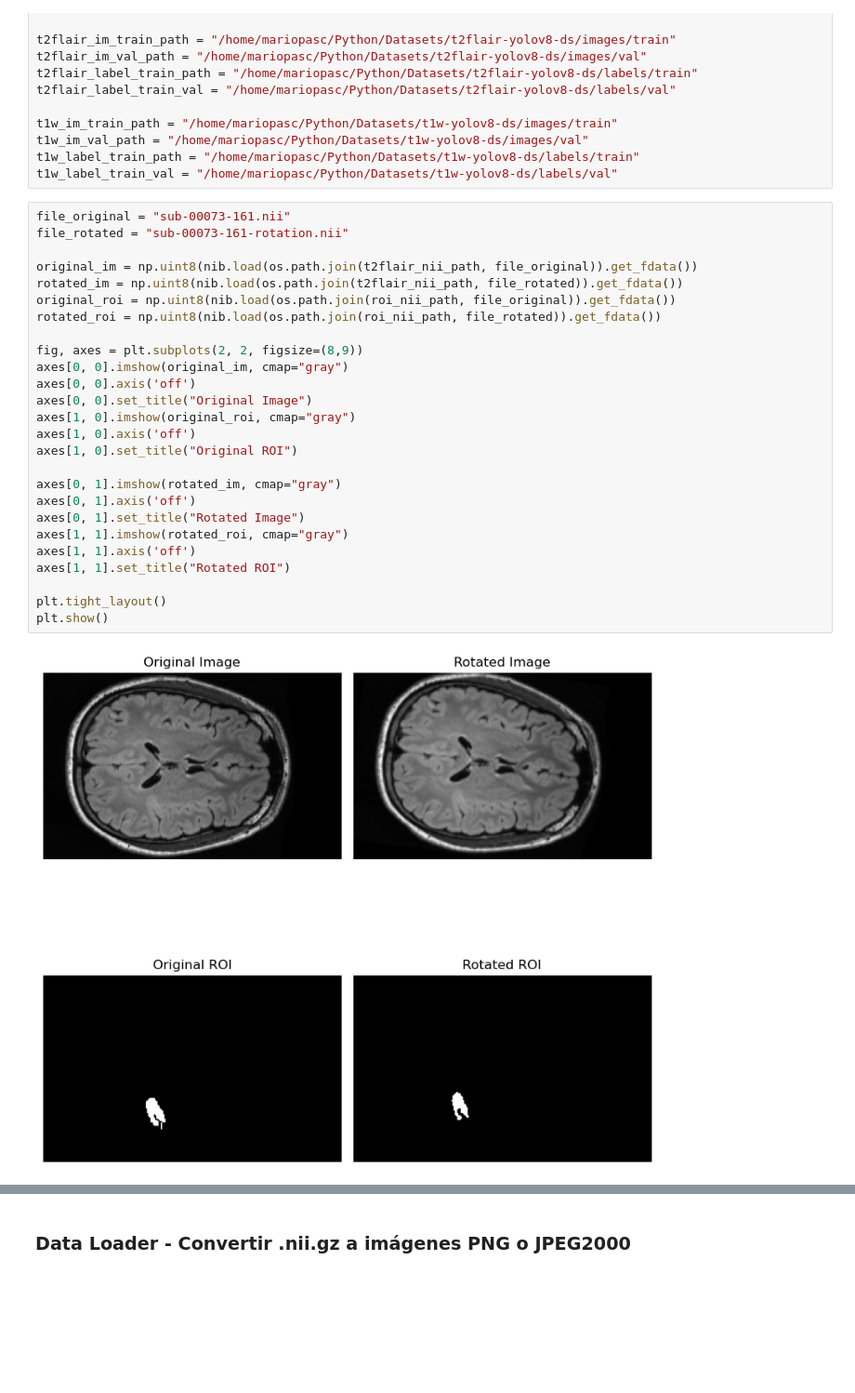
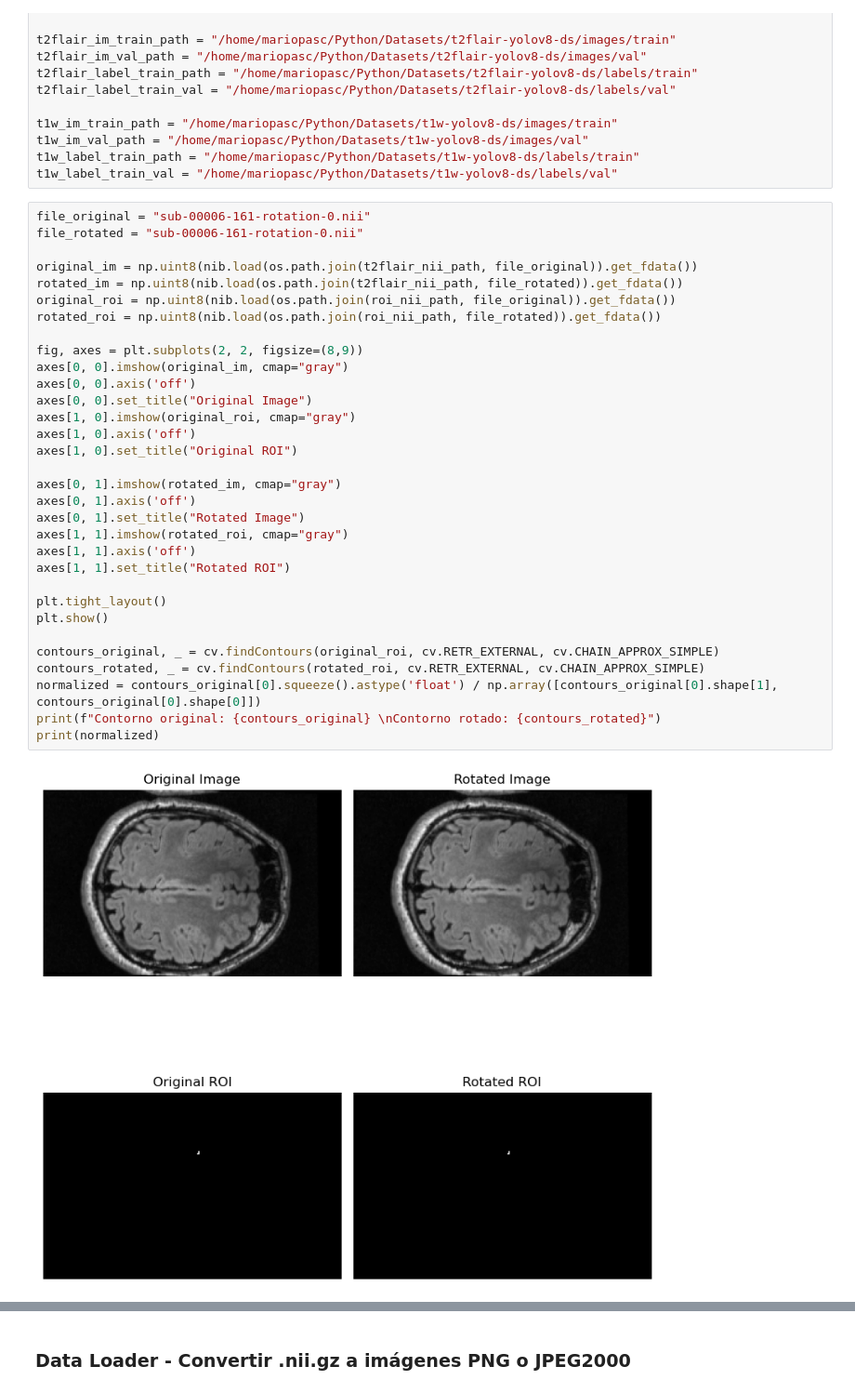
Before and after one commit to MarioPasc/Epilepsy-Displasia-focal-Segmentation, a Jupyter notebook: jupyter-notebooks/explore_functions.ipynb, the cells around one changed output, grey strips where cells are left out. Shown at 93% size. Drawn from its saved outputs; the diff is of its cells as text; blank space fills up the shorter version.

Commit message:
Issue data augmentation: rotation and translation

```diff
--- a/jupyter-notebooks/explore_functions.ipynb
+++ b/jupyter-notebooks/explore_functions.ipynb
@@ -27,30 +27,36 @@ t1w_im_val_path = "/home/mariopasc/Python/Datasets/t1w-yolov8-ds/images/val"
 t1w_label_train_path = "/home/mariopasc/Python/Datasets/t1w-yolov8-ds/labels/train"
 t1w_label_train_val = "/home/mariopasc/Python/Datasets/t1w-yolov8-ds/labels/val"
 # %%
-file_original = "sub-00073-161.nii"
-file_rotated = "sub-00073-161-rotation.nii"
+file_original = "sub-00006-161-rotation-0.nii"
+file_rotated = "sub-00006-161-rotation-0.nii"
 
 original_im = np.uint8(nib.load(os.path.join(t2flair_nii_path, file_original)).get_fdata())
 rotated_im = np.uint8(nib.load(os.path.join(t2flair_nii_path, file_rotated)).get_fdata())
 original_roi = np.uint8(nib.load(os.path.join(roi_nii_path, file_original)).get_fdata())
 rotated_roi = np.uint8(nib.load(os.path.join(roi_nii_path, file_rotated)).get_fdata())
 
 fig, axes = plt.subplots(2, 2, figsize=(8,9))
 axes[0, 0].imshow(original_im, cmap="gray")
 axes[0, 0].axis('off')
 axes[0, 0].set_title("Original Image")
 axes[1, 0].imshow(original_roi, cmap="gray")
 axes[1, 0].axis('off')
 axes[1, 0].set_title("Original ROI")
 
 axes[0, 1].imshow(rotated_im, cmap="gray")
 axes[0, 1].axis('off')
 axes[0, 1].set_title("Rotated Image")
 axes[1, 1].imshow(rotated_roi, cmap="gray")
 axes[1, 1].axis('off')
 axes[1, 1].set_title("Rotated ROI")
 
 plt.tight_layout()
 plt.show()
+
+contours_original, _ = cv.findContours(original_roi, cv.RETR_EXTERNAL, cv.CHAIN_APPROX_SIMPLE)
+contours_rotated, _ = cv.findContours(rotated_roi, cv.RETR_EXTERNAL, cv.CHAIN_APPROX_SIMPLE)
+normalized = contours_original[0].squeeze().astype('float') / np.array([contours_original[0].shape[1], contours_original[0].shape[0]])
+print(f"Contorno original: {contours_original} \nContorno rotado: {contours_rotated}")
+print(normalized)
 # %% [output]
-[figure, old version]
+[figure, new version]
```
Also changed, not shown: parts of 4 cells of this notebook, 12 other files.
